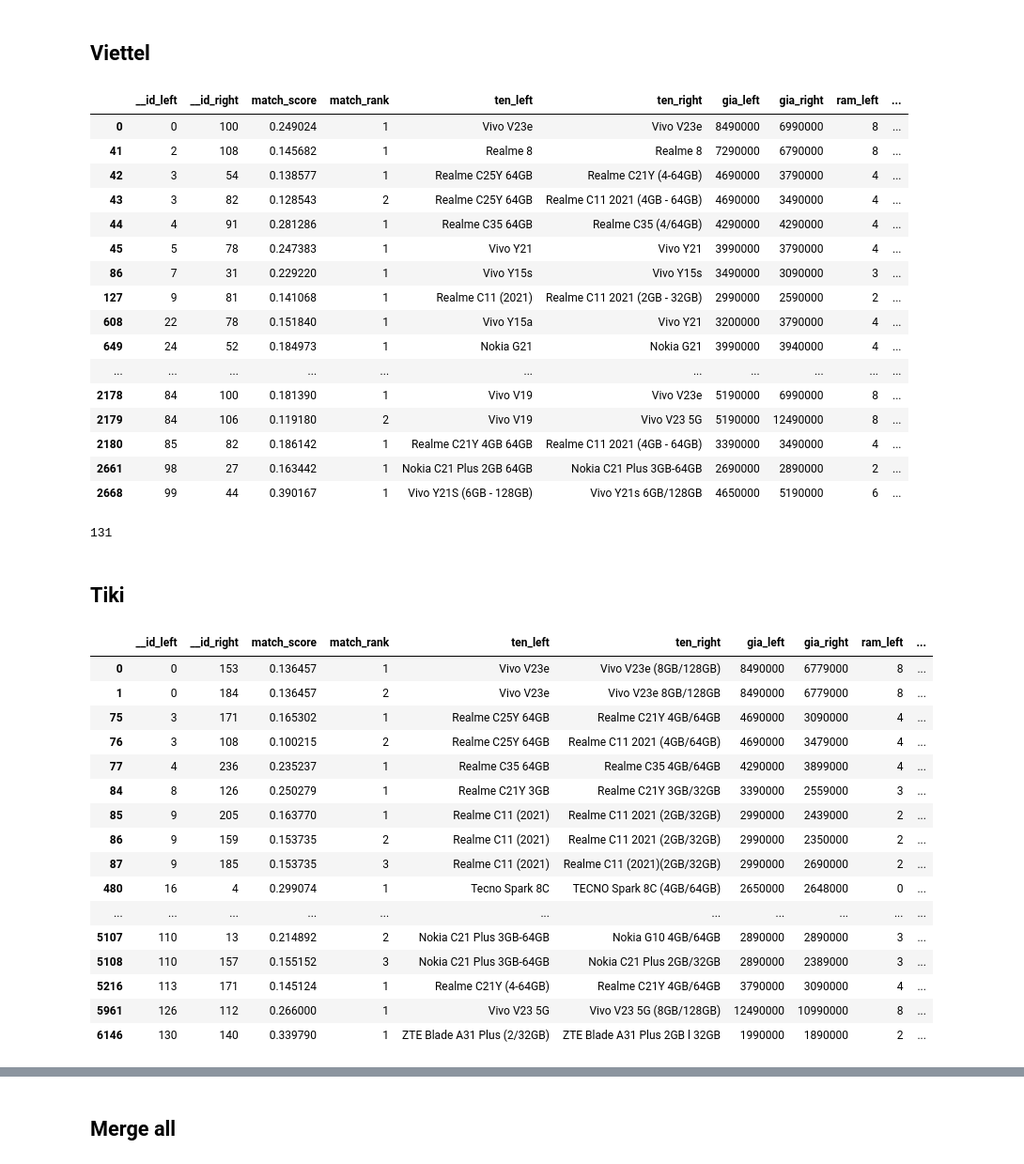
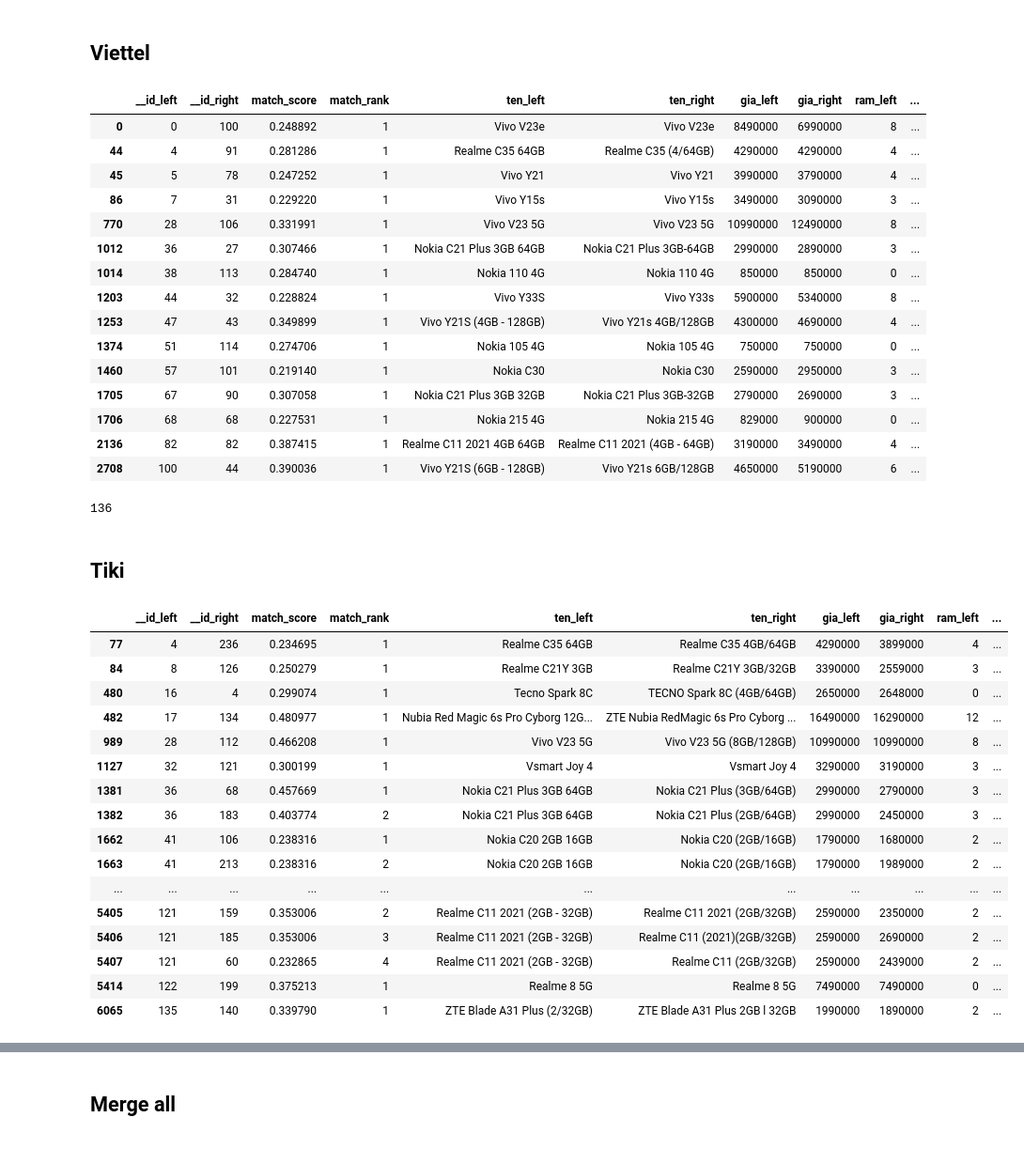
Before and after one commit to tqgminh/data_integration, a Jupyter notebook: data_matching.ipynb, the cells around one changed output, grey strips where cells are left out. Shown at 94% size. Cells and saved outputs as stored; diff of their text form; code cells hidden in the pictures.

```diff
--- a/data_matching.ipynb
+++ b/data_matching.ipynb
@@ -6,14 +6,17 @@ cps_df = pd.read_csv('clean_data/cellphones.csv')
 tgdd_df = pd.read_csv('clean_data/tgdd.csv')
 tiki_df = pd.read_csv('clean_data/tiki.csv')
 vt_df = pd.read_csv('clean_data/viettel.csv')
+ddv_df = pd.read_csv('clean_data/didongviet.csv')
 
 cps_df['id'] = cps_df.index
 tgdd_df['id'] = tgdd_df.index
 tiki_df['id'] = tiki_df.index
 vt_df['id'] = vt_df.index
+ddv_df['id'] = ddv_df.index
 
-cps_df['src'] = 'cps'
-tgdd_df['src'] = 'tgdd'
-tiki_df['src'] = 'tiki'
-vt_df['src'] = 'vt'
+cps_df['src'] = 'CellphoneS'
+tgdd_df['src'] = 'Thế giới di động'
+tiki_df['src'] = 'Tiki'
+vt_df['src'] = 'Viettel'
+ddv_df['src'] = 'Di động Việt'
 # %%
@@ -500,32 +569,27 @@ print(len(other_df))
 ## Viettel
 # %%
 other_matcher = fuzzymatcher.link_table(other_df, other_vt_df, left_on, right_on, left_id_col = "id", right_id_col = "id")
-other_matcher = other_matcher[other_matcher['match_score'] > 0.1]
+other_matcher = other_matcher[other_matcher['match_score'] > 0.2]
 other_matcher
 # %% [output]
 |  | __id_left | __id_right | match_score | match_rank | ten_left | ten_right | gia_left | gia_right | ram_left | ... |
-| 0 | 0 | 100 | 0.249024 | 1 | Vivo V23e | Vivo V23e | 8490000 | 6990000 | 8 | ... |
-| 41 | 2 | 108 | 0.145682 | 1 | Realme 8 | Realme 8 | 7290000 | 6790000 | 8 | ... |
-| 42 | 3 | 54 | 0.138577 | 1 | Realme C25Y 64GB | Realme C21Y (4-64GB) | 4690000 | 3790000 | 4 | ... |
-| 43 | 3 | 82 | 0.128543 | 2 | Realme C25Y 64GB | Realme C11 2021 (4GB - 64GB) | 4690000 | 3490000 | 4 | ... |
+| 0 | 0 | 100 | 0.248892 | 1 | Vivo V23e | Vivo V23e | 8490000 | 6990000 | 8 | ... |
 | 44 | 4 | 91 | 0.281286 | 1 | Realme C35 64GB | Realme C35 (4/64GB) | 4290000 | 4290000 | 4 | ... |
-| 45 | 5 | 78 | 0.247383 | 1 | Vivo Y21 | Vivo Y21 | 3990000 | 3790000 | 4 | ... |
+| 45 | 5 | 78 | 0.247252 | 1 | Vivo Y21 | Vivo Y21 | 3990000 | 3790000 | 4 | ... |
 | 86 | 7 | 31 | 0.229220 | 1 | Vivo Y15s | Vivo Y15s | 3490000 | 3090000 | 3 | ... |
-| 127 | 9 | 81 | 0.141068 | 1 | Realme C11 (2021) | Realme C11 2021 (2GB - 32GB) | 2990000 | 2590000 | 2 | ... |
-| 608 | 22 | 78 | 0.151840 | 1 | Vivo Y15a | Vivo Y21 | 3200000 | 3790000 | 4 | ... |
-| 649 | 24 | 52 | 0.184973 | 1 | Nokia G21 | Nokia G21 | 3990000 | 3940000 | 4 | ... |
-| ... | ... | ... | ... | ... | ... | ... | ... | ... | ... | ... |
-| 2178 | 84 | 100 | 0.181390 | 1 | Vivo V19 | Vivo V23e | 5190000 | 6990000 | 8 | ... |
-| 2179 | 84 | 106 | 0.119180 | 2 | Vivo V19 | Vivo V23 5G | 5190000 | 12490000 | 8 | ... |
-| 2180 | 85 | 82 | 0.186142 | 1 | Realme C21Y 4GB 64GB | Realme C11 2021 (4GB - 64GB) | 3390000 | 3490000 | 4 | ... |
-| 2661 | 98 | 27 | 0.163442 | 1 | Nokia C21 Plus 2GB 64GB | Nokia C21 Plus 3GB-64GB | 2690000 | 2890000 | 2 | ... |
-| 2668 | 99 | 44 | 0.390167 | 1 | Vivo Y21S (6GB - 128GB) | Vivo Y21s 6GB/128GB | 4650000 | 5190000 | 6 | ... |
+| 770 | 28 | 106 | 0.331991 | 1 | Vivo V23 5G | Vivo V23 5G | 10990000 | 12490000 | 8 | ... |
+| 1012 | 36 | 27 | 0.307466 | 1 | Nokia C21 Plus 3GB 64GB | Nokia C21 Plus 3GB-64GB | 2990000 | 2890000 | 3 | ... |
+| 1014 | 38 | 113 | 0.284740 | 1 | Nokia 110 4G | Nokia 110 4G | 850000 | 850000 | 0 | ... |
+| 1203 | 44 | 32 | 0.228824 | 1 | Vivo Y33S | Vivo Y33s | 5900000 | 5340000 | 8 | ... |
+| 1253 | 47 | 43 | 0.349899 | 1 | Vivo Y21S (4GB - 128GB) | Vivo Y21s 4GB/128GB | 4300000 | 4690000 | 4 | ... |
+| 1374 | 51 | 114 | 0.274706 | 1 | Nokia 105 4G | Nokia 105 4G | 750000 | 750000 | 0 | ... |
+| 1460 | 57 | 101 | 0.219140 | 1 | Nokia C30 | Nokia C30 | 2590000 | 2950000 | 3 | ... |
+| 1705 | 67 | 90 | 0.307058 | 1 | Nokia C21 Plus 3GB 32GB | Nokia C21 Plus 3GB-32GB | 2790000 | 2690000 | 3 | ... |
+| 1706 | 68 | 68 | 0.227531 | 1 | Nokia 215 4G | Nokia 215 4G | 829000 | 900000 | 0 | ... |
+| 2136 | 82 | 82 | 0.387415 | 1 | Realme C11 2021 4GB 64GB | Realme C11 2021 (4GB - 64GB) | 3190000 | 3490000 | 4 | ... |
+| 2708 | 100 | 44 | 0.390036 | 1 | Vivo Y21S (6GB - 128GB) | Vivo Y21s 6GB/128GB | 4650000 | 5190000 | 6 | ... |
 # %%
 values = other_matcher['__id_right'].unique().tolist()
-values.remove(54)
-values.remove(106)
-values.remove(32)
-values.remove(27)
 other_vt_df = other_vt_df.query("id not in @values")
 
 other_df = pd.concat([other_df, other_vt_df])
@@ -533,30 +597,30 @@ other_df = other_df.reset_index(drop=True)
 other_df['id'] = other_df.index
 print(len(other_df))
 # %% [output]
-131
+136
 # %% [markdown]
 ## Tiki
 # %%
 other_matcher = fuzzymatcher.link_table(other_df, other_tiki_df, left_on, right_on, left_id_col = "id", right_id_col = "id")
-other_matcher = other_matcher[other_matcher['match_score'] > 0.1]
+other_matcher = other_matcher[other_matcher['match_score'] > 0.2]
 other_matcher
 # %% [output]
 |  | __id_left | __id_right | match_score | match_rank | ten_left | ten_right | gia_left | gia_right | ram_left | ... |
-| 0 | 0 | 153 | 0.136457 | 1 | Vivo V23e | Vivo V23e (8GB/128GB) | 8490000 | 6779000 | 8 | ... |
-| 1 | 0 | 184 | 0.136457 | 2 | Vivo V23e | Vivo V23e 8GB/128GB | 8490000 | 6779000 | 8 | ... |
-| 75 | 3 | 171 | 0.165302 | 1 | Realme C25Y 64GB | Realme C21Y 4GB/64GB | 4690000 | 3090000 | 4 | ... |
-| 76 | 3 | 108 | 0.100215 | 2 | Realme C25Y 64GB | Realme C11 2021 (4GB/64GB) | 4690000 | 3479000 | 4 | ... |
-| 77 | 4 | 236 | 0.235237 | 1 | Realme C35 64GB | Realme C35 4GB/64GB | 4290000 | 3899000 | 4 | ... |
+| 77 | 4 | 236 | 0.234695 | 1 | Realme C35 64GB | Realme C35 4GB/64GB | 4290000 | 3899000 | 4 | ... |
 | 84 | 8 | 126 | 0.250279 | 1 | Realme C21Y 3GB | Realme C21Y 3GB/32GB | 3390000 | 2559000 | 3 | ... |
-| 85 | 9 | 205 | 0.163770 | 1 | Realme C11 (2021) | Realme C11 2021 (2GB/32GB) | 2990000 | 2439000 | 2 | ... |
-| 86 | 9 | 159 | 0.153735 | 2 | Realme C11 (2021) | Realme C11 2021 (2GB/32GB) | 2990000 | 2350000 | 2 | ... |
-| 87 | 9 | 185 | 0.153735 | 3 | Realme C11 (2021) | Realme C11 (2021)(2GB/32GB) | 2990000 | 2690000 | 2 | ... |
 | 480 | 16 | 4 | 0.299074 | 1 | Tecno Spark 8C | TECNO Spark 8C (4GB/64GB) | 2650000 | 2648000 | 0 | ... |
+| 482 | 17 | 134 | 0.480977 | 1 | Nubia Red Magic 6s Pro Cyborg 12G... | ZTE Nubia RedMagic 6s Pro Cyborg ... | 16490000 | 16290000 | 12 | ... |
+| 989 | 28 | 112 | 0.466208 | 1 | Vivo V23 5G | Vivo V23 5G (8GB/128GB) | 10990000 | 10990000 | 8 | ... |
+| 1127 | 32 | 121 | 0.300199 | 1 | Vsmart Joy 4 | Vsmart Joy 4 | 3290000 | 3190000 | 3 | ... |
+| 1381 | 36 | 68 | 0.457669 | 1 | Nokia C21 Plus 3GB 64GB | Nokia C21 Plus (3GB/64GB) | 2990000 | 2790000 | 3 | ... |
+| 1382 | 36 | 183 | 0.403774 | 2 | Nokia C21 Plus 3GB 64GB | Nokia C21 Plus (2GB/64GB) | 2990000 | 2450000 | 3 | ... |
+| 1662 | 41 | 106 | 0.238316 | 1 | Nokia C20 2GB 16GB | Nokia C20 (2GB/16GB) | 1790000 | 1680000 | 2 | ... |
+| 1663 | 41 | 213 | 0.238316 | 2 | Nokia C20 2GB 16GB | Nokia C20 (2GB/16GB) | 1790000 | 1989000 | 2 | ... |
 | ... | ... | ... | ... | ... | ... | ... | ... | ... | ... | ... |
-| 5107 | 110 | 13 | 0.214892 | 2 | Nokia C21 Plus 3GB-64GB | Nokia G10 4GB/64GB | 2890000 | 2890000 | 3 | ... |
-| 5108 | 110 | 157 | 0.155152 | 3 | Nokia C21 Plus 3GB-64GB | Nokia C21 Plus 2GB/32GB | 2890000 | 2389000 | 3 | ... |
-| 5216 | 113 | 171 | 0.145124 | 1 | Realme C21Y (4-64GB) | Realme C21Y 4GB/64GB | 3790000 | 3090000 | 4 | ... |
-| 5961 | 126 | 112 | 0.266000 | 1 | Vivo V23 5G | Vivo V23 5G (8GB/128GB) | 12490000 | 10990000 | 8 | ... |
-| 6146 | 130 | 140 | 0.339790 | 1 | ZTE Blade A31 Plus (2/32GB) | ZTE Blade A31 Plus 2GB l 32GB | 1990000 | 1890000 | 2 | ... |
+| 5405 | 121 | 159 | 0.353006 | 2 | Realme C11 2021 (2GB - 32GB) | Realme C11 2021 (2GB/32GB) | 2590000 | 2350000 | 2 | ... |
+| 5406 | 121 | 185 | 0.353006 | 3 | Realme C11 2021 (2GB - 32GB) | Realme C11 (2021)(2GB/32GB) | 2590000 | 2690000 | 2 | ... |
+| 5407 | 121 | 60 | 0.232865 | 4 | Realme C11 2021 (2GB - 32GB) | Realme C11 (2GB/32GB) | 2590000 | 2439000 | 2 | ... |
+| 5414 | 122 | 199 | 0.375213 | 1 | Realme 8 5G | Realme 8 5G | 7490000 | 7490000 | 0 | ... |
+| 6065 | 135 | 140 | 0.339790 | 1 | ZTE Blade A31 Plus (2/32GB) | ZTE Blade A31 Plus 2GB l 32GB | 1990000 | 1890000 | 2 | ... |
 # %%
 values = other_matcher['__id_right'].unique().tolist()
```
Also changed, not shown: parts of 47 cells of this notebook, 2 other files.
